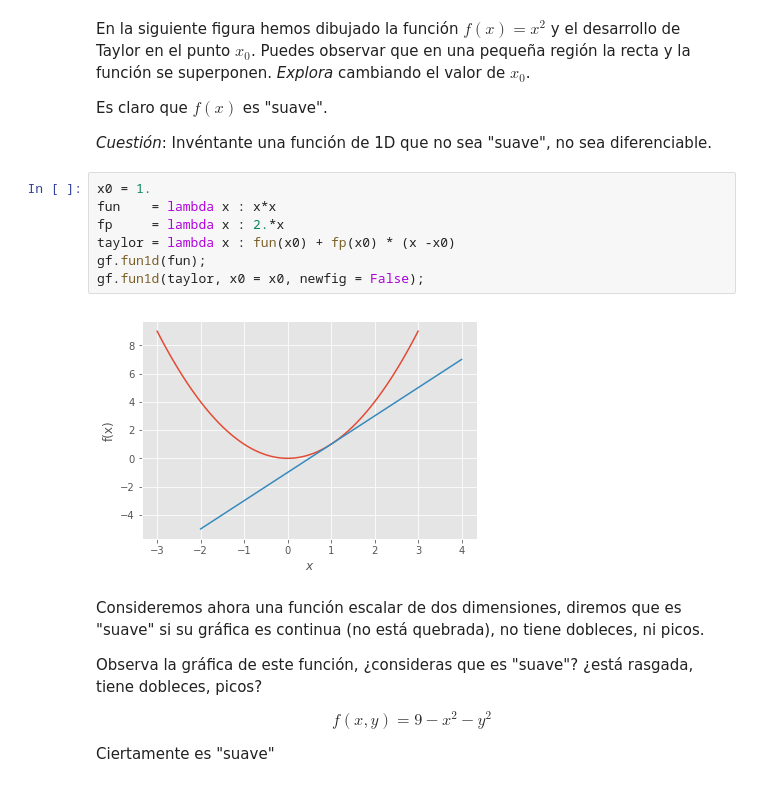
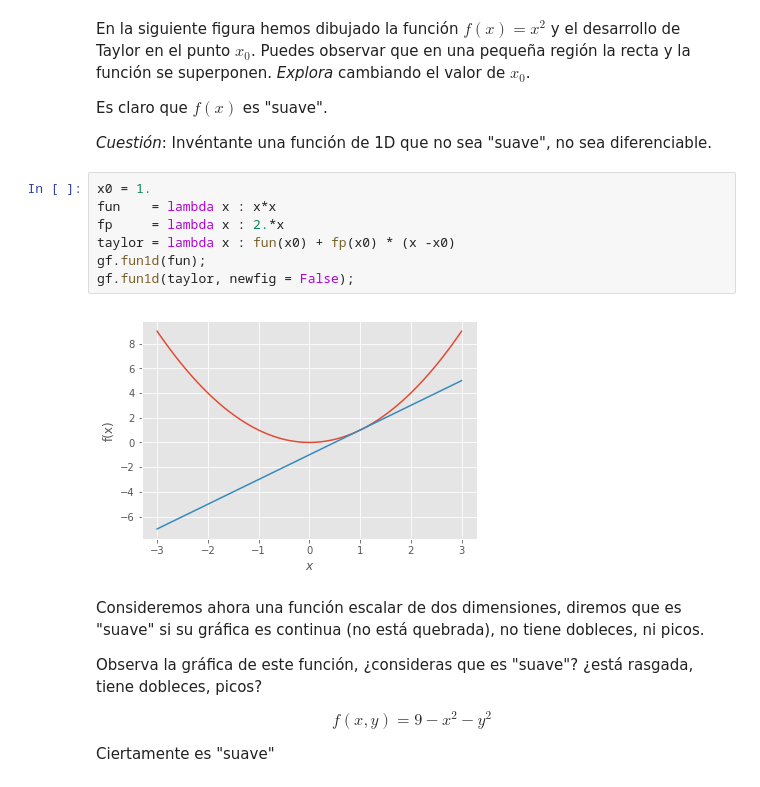
Before and after one commit to jahernando/USC-MMIII, a Jupyter notebook: tderivadas_direccional_diferencial.ipynb, the cells around one changed output. Saved outputs shown, nothing was run; the diff lists cells and outputs as text.

```diff
--- a/tderivadas_direccional_diferencial.ipynb
+++ b/tderivadas_direccional_diferencial.ipynb
@@ -401,12 +402,12 @@ Es claro que $f(x)$ es "suave".
 # %%
 x0 = 1.
 fun    = lambda x : x*x
 fp     = lambda x : 2.*x
 taylor = lambda x : fun(x0) + fp(x0) * (x -x0)
 gf.fun1d(fun);
-gf.fun1d(taylor, x0 = x0, newfig = False);
+gf.fun1d(taylor, newfig = False);
 # %% [output]
-[figure, old version]
+[figure, new version]
 # %% [markdown]
 Consideremos ahora una función escalar de dos dimensiones, diremos que es "suave" si su gráfica es continua (no está quebrada), no tiene dobleces, ni picos.
 
```
Also changed, not shown: parts of 18 cells of this notebook, 4 other files.
